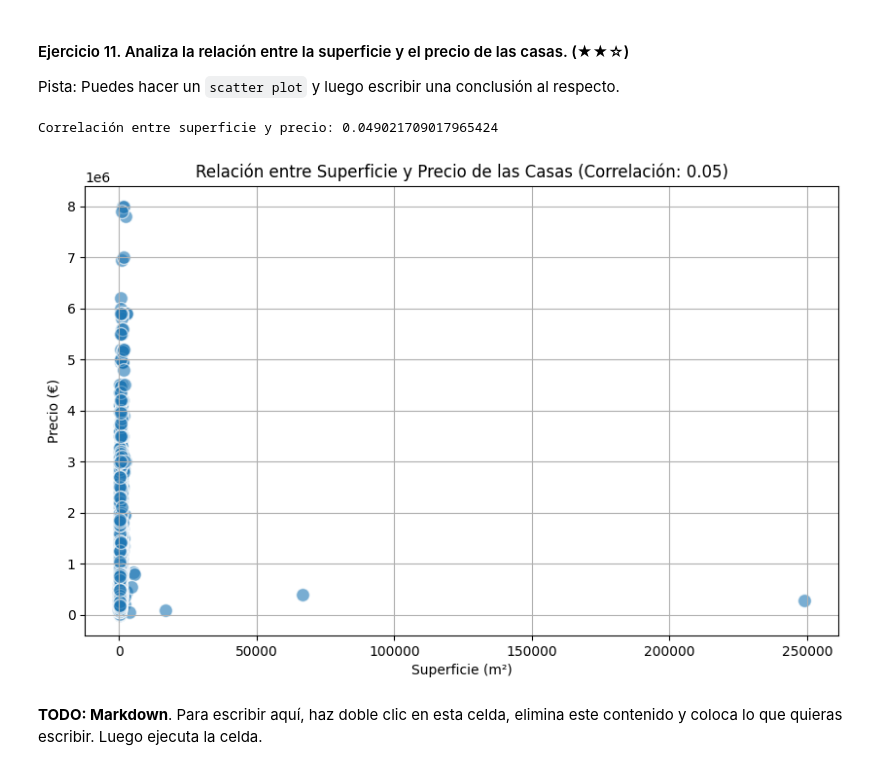
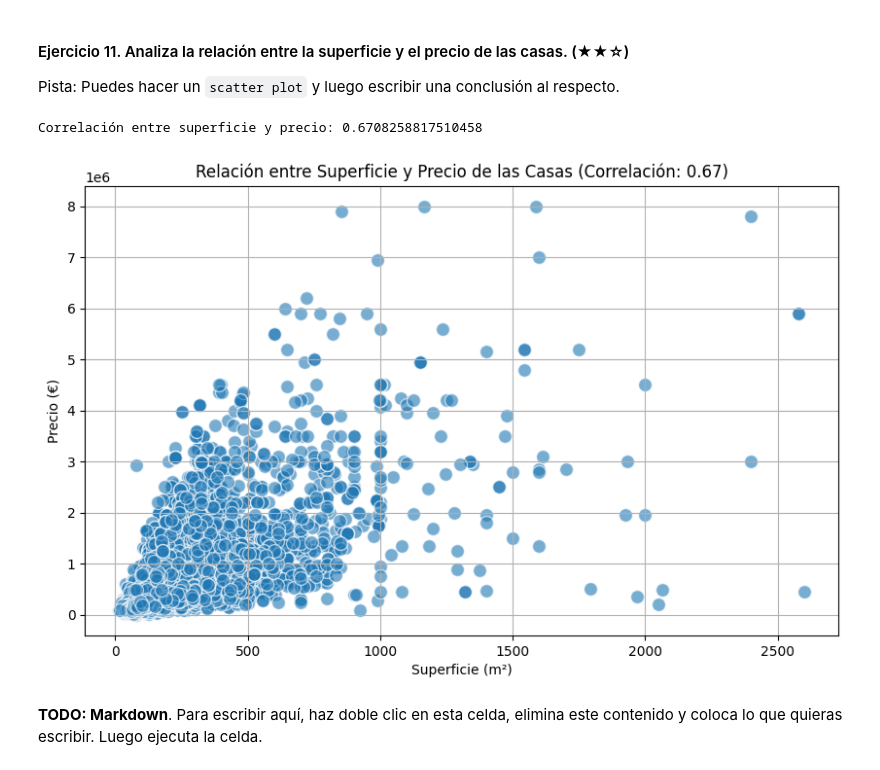
Before and after one commit to 4GeeksAcademy/realestate-datacleanup-exercise.v.04, a Jupyter notebook: project.es.ipynb, the cells around one changed output. Cells and saved outputs as stored; diff of their text form; code cells hidden in the pictures.

```diff
--- a/project.es.ipynb
+++ b/project.es.ipynb
@@ -257,21 +259,22 @@ Hay una diferencia significativa entre los precios promedio por metro cuadrado d
 
 Pista: Puedes hacer un `scatter plot` y luego escribir una conclusión al respecto.
 # %%
-filtered_data = ds[(ds['price'] > 0) & (ds['surface'] > 0)]
+filtered_data = ds[(ds['price'] > 0) & (ds['surface'] > 0) & (ds['surface'] <= 3000)]
+
 
 correlation = filtered_data['surface'].corr(filtered_data['price'])
 print(f'Correlación entre superficie y precio: {correlation}')
 
 plt.figure(figsize=(10, 6))
 plt.scatter(filtered_data['surface'], filtered_data['price'], alpha=0.6, edgecolor='w', s=100)
 plt.title(f'Relación entre Superficie y Precio de las Casas (Correlación: {correlation:.2f})')
 plt.xlabel('Superficie (m²)')
 plt.ylabel('Precio (€)')
 plt.grid(True)
 plt.show()
 # %% [output]
-Correlación entre superficie y precio: 0.049021709017965424
+Correlación entre superficie y precio: 0.6708258817510458
-[figure, old version]
+[figure, new version]
 # %% [markdown]
 **TODO: Markdown**. Para escribir aquí, haz doble clic en esta celda, elimina este contenido y coloca lo que quieras escribir. Luego ejecuta la celda.
 # %% [markdown]
```
Also changed, not shown: parts of 3 cells of this notebook.
